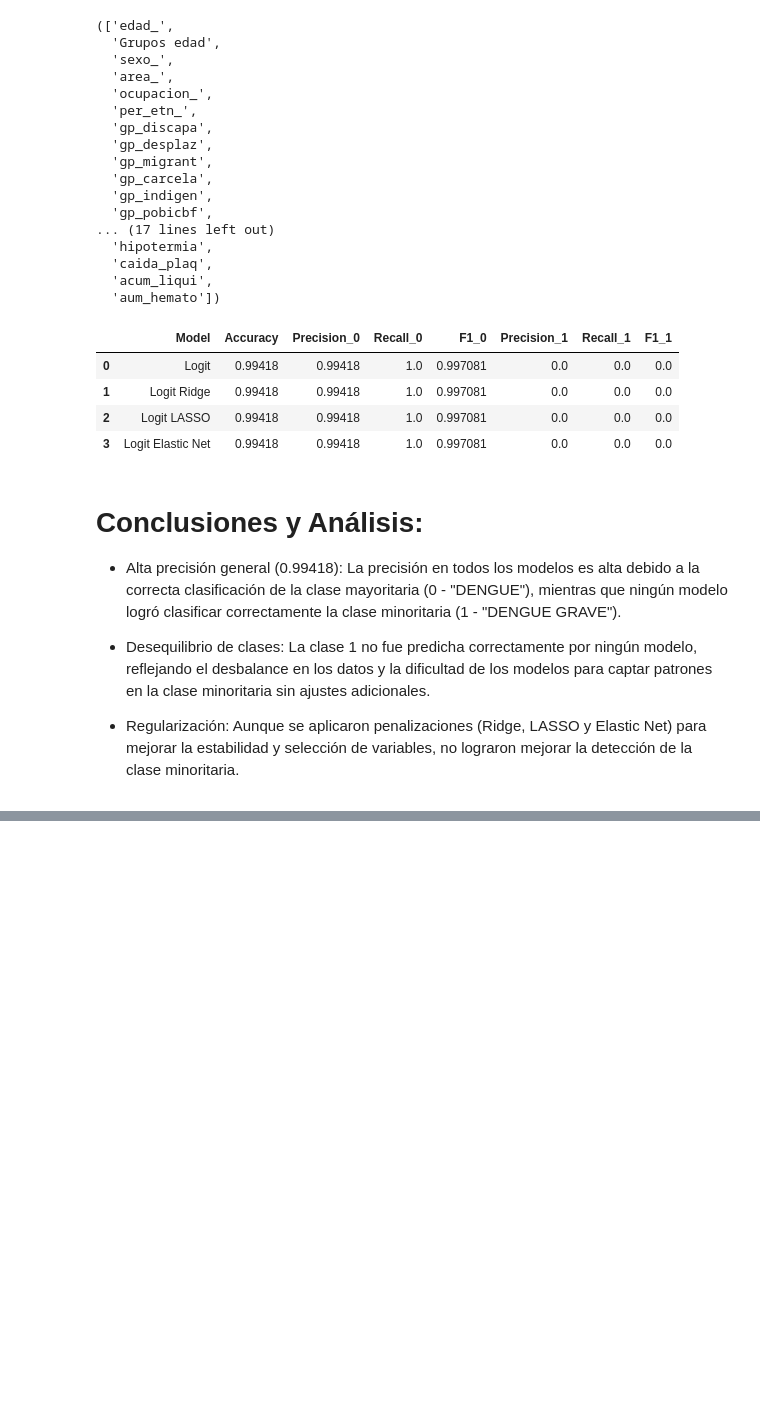
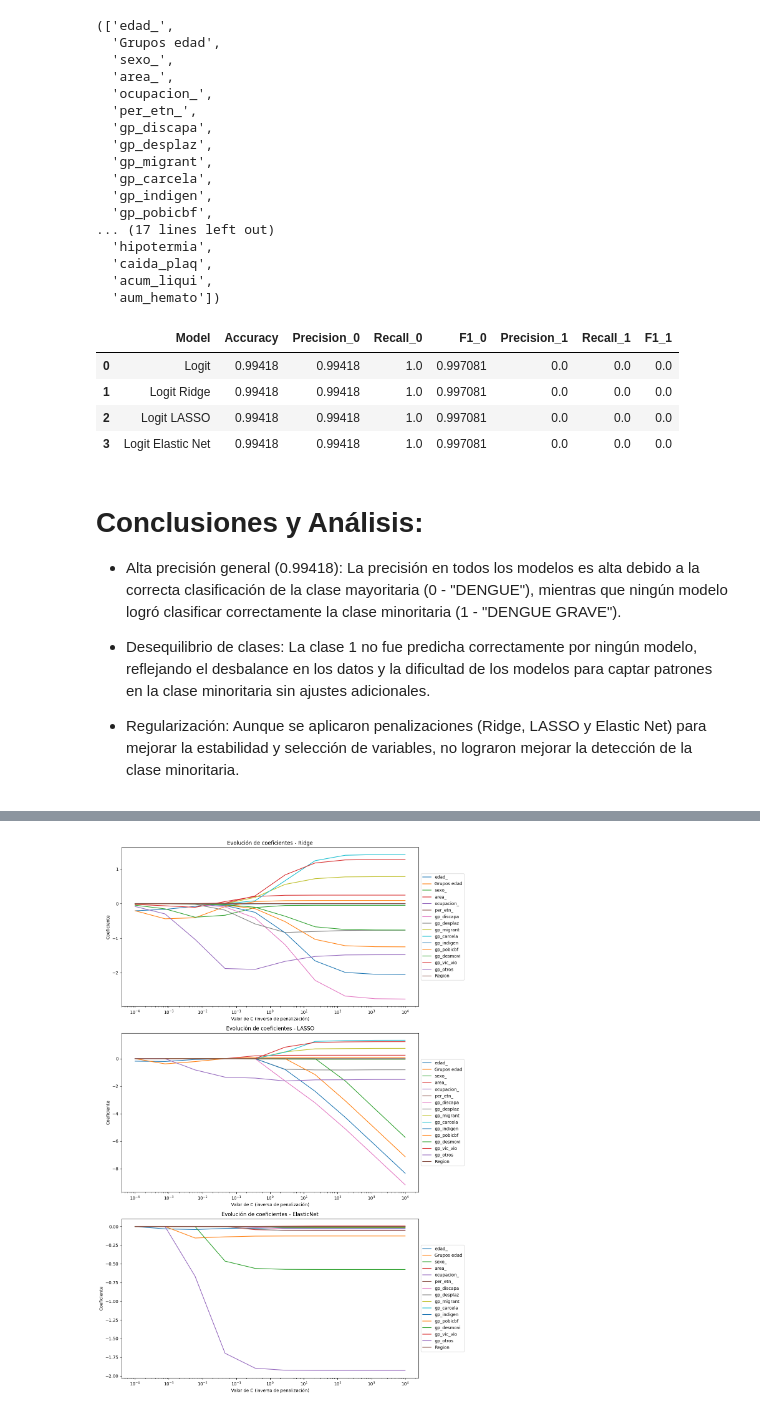
Before and after one commit to MarioSolano98/actividad-evaluativa3-AC, a Jupyter notebook: actividad_evaluativa3.ipynb, the cells around one changed output, grey strips where cells are left out. Saved outputs shown, nothing was run; the diff lists cells and outputs as text; code cells hidden in the pictures; blank space fills up the shorter version.

```diff
--- a/actividad_evaluativa3.ipynb
+++ b/actividad_evaluativa3.ipynb
@@ -507,0 +479,69 @@ plt.show()
+# %%
+import numpy as np
+import matplotlib.pyplot as plt
+from sklearn.linear_model import LogisticRegression
+
+# Generar una serie de valores de C para la regularización (inverso de la penalización)
+C_values = np.logspace(-4, 4, 10)
+
+# Definir diccionario para almacenar los coeficientes
+coefficients_ridge = []
+coefficients_lasso = []
+coefficients_enet = []
+
+# Ajuste de modelos con diferentes valores de C para Ridge, LASSO y ElasticNet
+for C in C_values:
+    # Modelo Ridge
+    ridge = LogisticRegression(penalty='l2', C=C, solver='liblinear', random_state=42)
+    ridge.fit(X_train, y_train)
+    coefficients_ridge.append(ridge.coef_[0])
+
+    # Modelo LASSO
+    lasso = LogisticRegression(penalty='l1', C=C, solver='liblinear', random_state=42)
+    lasso.fit(X_train, y_train)
+    coefficients_lasso.append(lasso.coef_[0])
+
+    # Modelo ElasticNet (50% L1, 50% L2)
+    enet = LogisticRegression(penalty='elasticnet', l1_ratio=0.5, C=C, solver='saga', random_state=42, max_iter=100)
+    enet.fit(X_train, y_train)
+    coefficients_enet.append(enet.coef_[0])
+
+# Convertir listas a arreglos numpy para graficar
+coefficients_ridge = np.array(coefficients_ridge)
+coefficients_lasso = np.array(coefficients_lasso)
+coefficients_enet = np.array(coefficients_enet)
+
+# Graficar la evolución de coeficientes para cada modelo
+fig, axs = plt.subplots(3, 1, figsize=(12, 18))
+
+# Gráfico para Ridge
+for i, col in enumerate(X.columns):
+    axs[0].plot(C_values, coefficients_ridge[:, i], label=col)
+axs[0].set_xscale('log')
+axs[0].set_title("Evolución de coeficientes - Ridge")
+axs[0].set_xlabel("Valor de C (inverso de penalización)")
+axs[0].set_ylabel("Coeficiente")
+axs[0].legend(loc='center left', bbox_to_anchor=(1, 0.5))
+
+# Gráfico para LASSO
+for i, col in enumerate(X.columns):
+    axs[1].plot(C_values, coefficients_lasso[:, i], label=col)
+axs[1].set_xscale('log')
+axs[1].set_title("Evolución de coeficientes - LASSO")
+axs[1].set_xlabel("Valor de C (inverso de penalización)")
+axs[1].set_ylabel("Coeficiente")
+axs[1].legend(loc='center left', bbox_to_anchor=(1, 0.5))
+
+# Gráfico para ElasticNet
+for i, col in enumerate(X.columns):
+    axs[2].plot(C_values, coefficients_enet[:, i], label=col)
+axs[2].set_xscale('log')
+axs[2].set_title("Evolución de coeficientes - ElasticNet")
+axs[2].set_xlabel("Valor de C (inverso de penalización)")
+axs[2].set_ylabel("Coeficiente")
+axs[2].legend(loc='center left', bbox_to_anchor=(1, 0.5))
+
+plt.tight_layout()
+plt.show()
+# %% [output]
+[figure, added]
```
Also changed, not shown: parts of 3 cells of this notebook.
